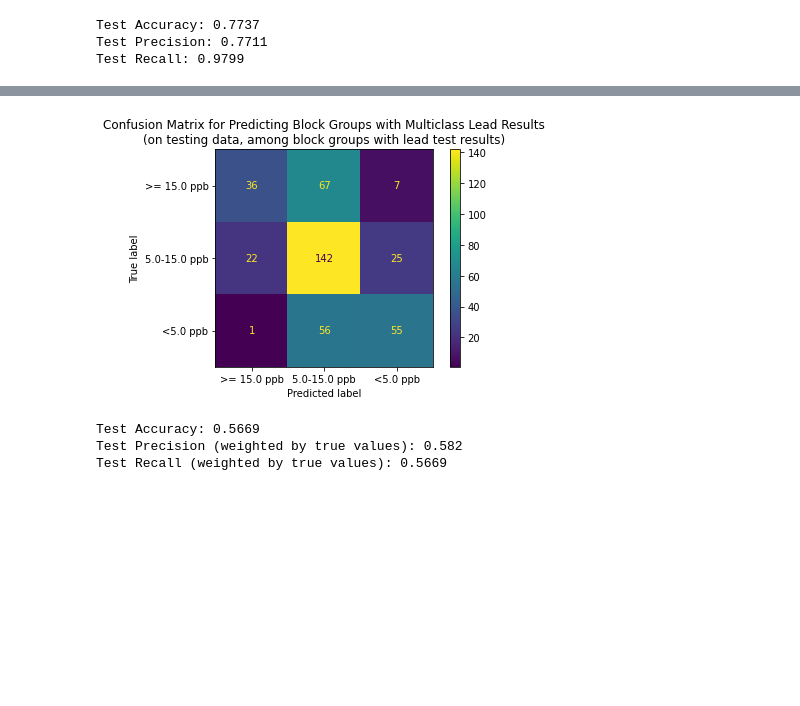
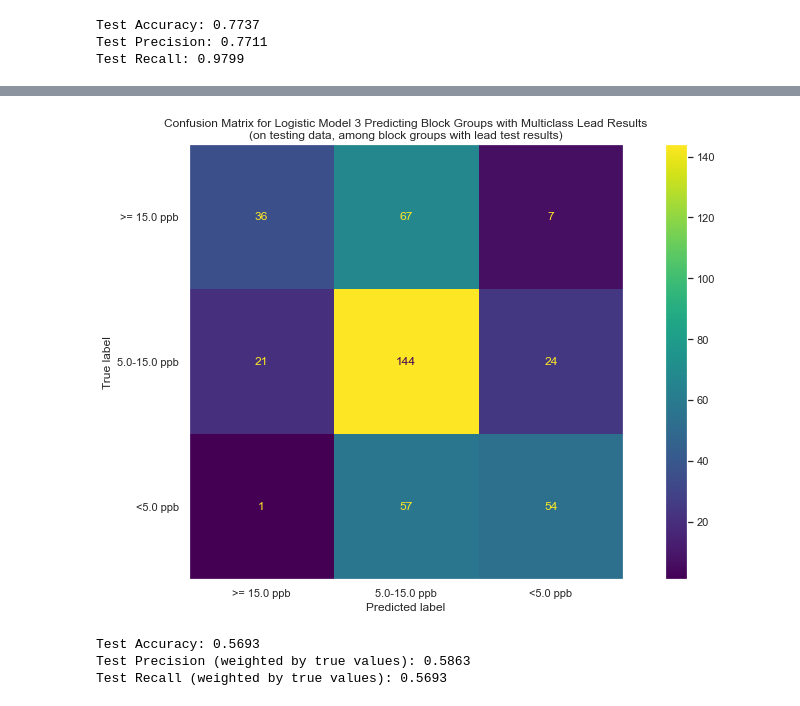
Before and after one commit to vbalza/chicago_water_lead, a Jupyter notebook: Logistic Model.ipynb, the cells around one changed output, grey strips where cells are left out. Cells and saved outputs as stored; diff of their text form; code cells hidden in the pictures; blank space fills up the shorter version.

```diff
--- a/Logistic Model.ipynb
+++ b/Logistic Model.ipynb
@@ -557,24 +555,25 @@ array([[ 3.92489734e-01,  4.60796956e-03,  2.60843875e-01,
 # %%
+sns.set(rc={'figure.figsize':(15, 8)})
 cm = plot_confusion_matrix(
     estimator=best_model_cat,
     X=test_cat_x, y_true=test_cat_y, labels=[2, 1, 0],
     display_labels=['>= 15.0 ppb', '5.0-15.0 ppb', '<5.0 ppb'])
 plt.grid(linestyle='')
-plt.title('Confusion Matrix for Predicting Block Groups with Multiclass Lead Results\n' +
+plt.title('Confusion Matrix for Logistic Model 3 Predicting Block Groups with Multiclass Lead Results\n' +
          '(on testing data, among block groups with lead test results)')
 plt.show()
 
 accuracy = accuracy_score(y_true=test_cat_y, y_pred=best_model_cat.predict(test_cat_x))
 precision = precision_score(y_true=test_cat_y, y_pred=best_model_cat.predict(test_cat_x), average='weighted')
 recall = recall_score(y_true=test_cat_y, y_pred=best_model_cat.predict(test_cat_x), average='weighted')
 
 print(f'''
 Test Accuracy: {round(accuracy, 4)}
 Test Precision (weighted by true values): {round(precision, 4)}
 Test Recall (weighted by true values): {round(recall, 4)}
 ''')
 # %% [output]
-[figure, old version]
+[figure, new version]
-Test Accuracy: 0.5669
-Test Precision (weighted by true values): 0.582
-Test Recall (weighted by true values): 0.5669
+Test Accuracy: 0.5693
+Test Precision (weighted by true values): 0.5863
+Test Recall (weighted by true values): 0.5693
```
Also changed, not shown: parts of 22 cells of this notebook, 1 other file.
